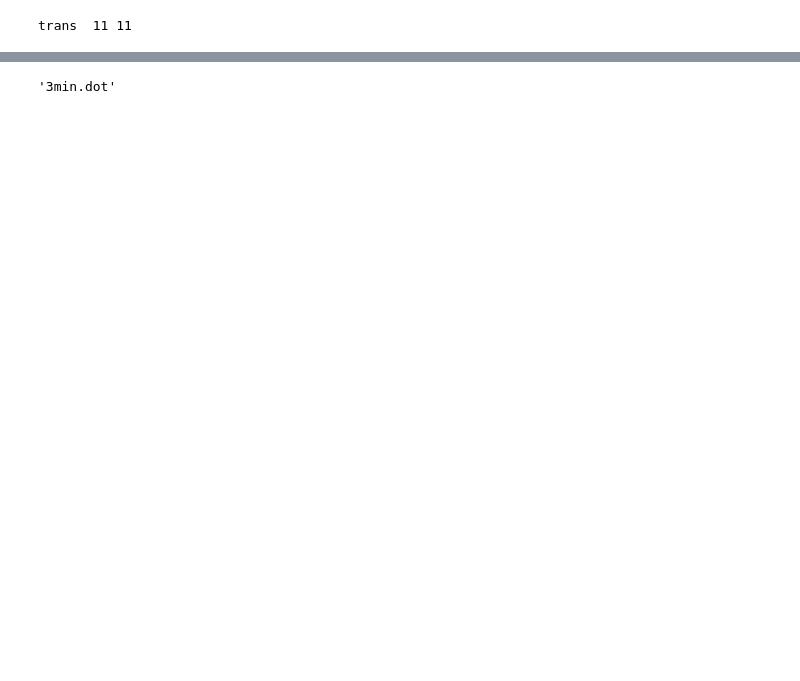
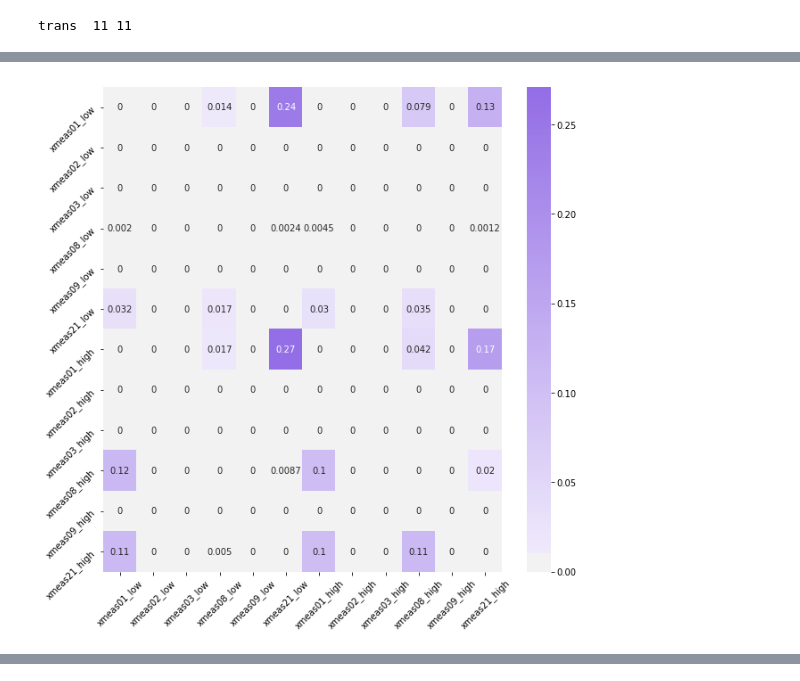
Before and after one commit to ruteee/pesquisa, a Jupyter notebook: TransEntropy.ipynb, the cells around one changed output, grey strips where cells are left out. Saved outputs shown, nothing was run; the diff lists cells and outputs as text; code cells hidden in the pictures; blank space fills up the shorter version.

```diff
--- a/TransEntropy.ipynb
+++ b/TransEntropy.ipynb
@@ -382,2 +443,7 @@ plot_mat_corrs(figsize=(15,10), annot=True, matrix = df_te)
+# %%
+#plot_mat_corrs(figsize=(15,10), annot=True, matrix = df_te)
+plot_mat_corrs(figsize=(10,10), annot=True, matrix = df_te)
+# %% [output]
+[figure, added]
 # %%
 #plotting the graph
@@ -395,10 +461,6 @@ g
 #row//max(df_te.max())
 # %% [output]
 [drawing not drawn]
-# %%
-g.save("3min.dot")
-# %% [output]
-'3min.dot'
 # %%
 #Timing new joint prob
 b = b.astype(int)
```
Also changed, not shown: parts of 21 cells of this notebook.
